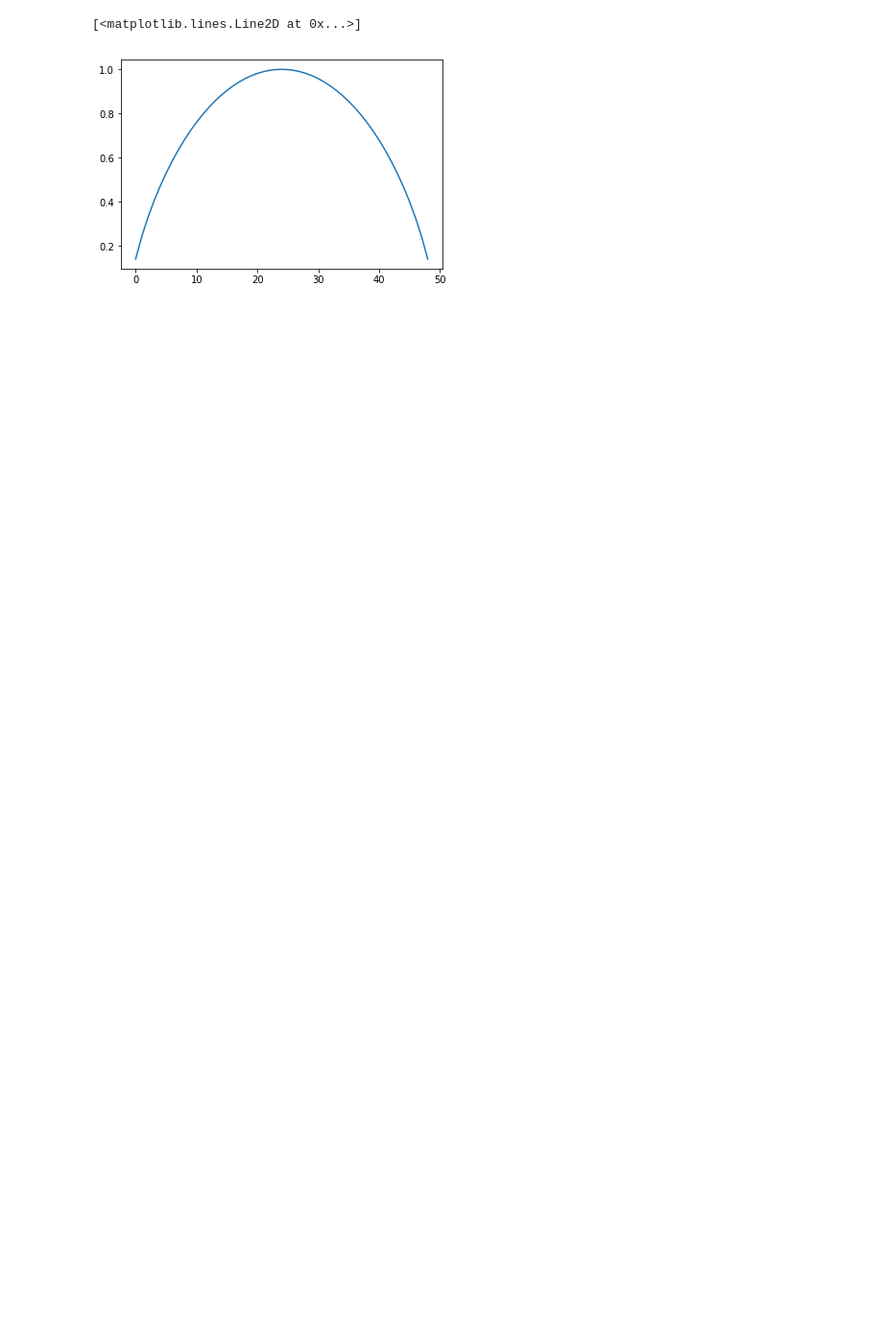
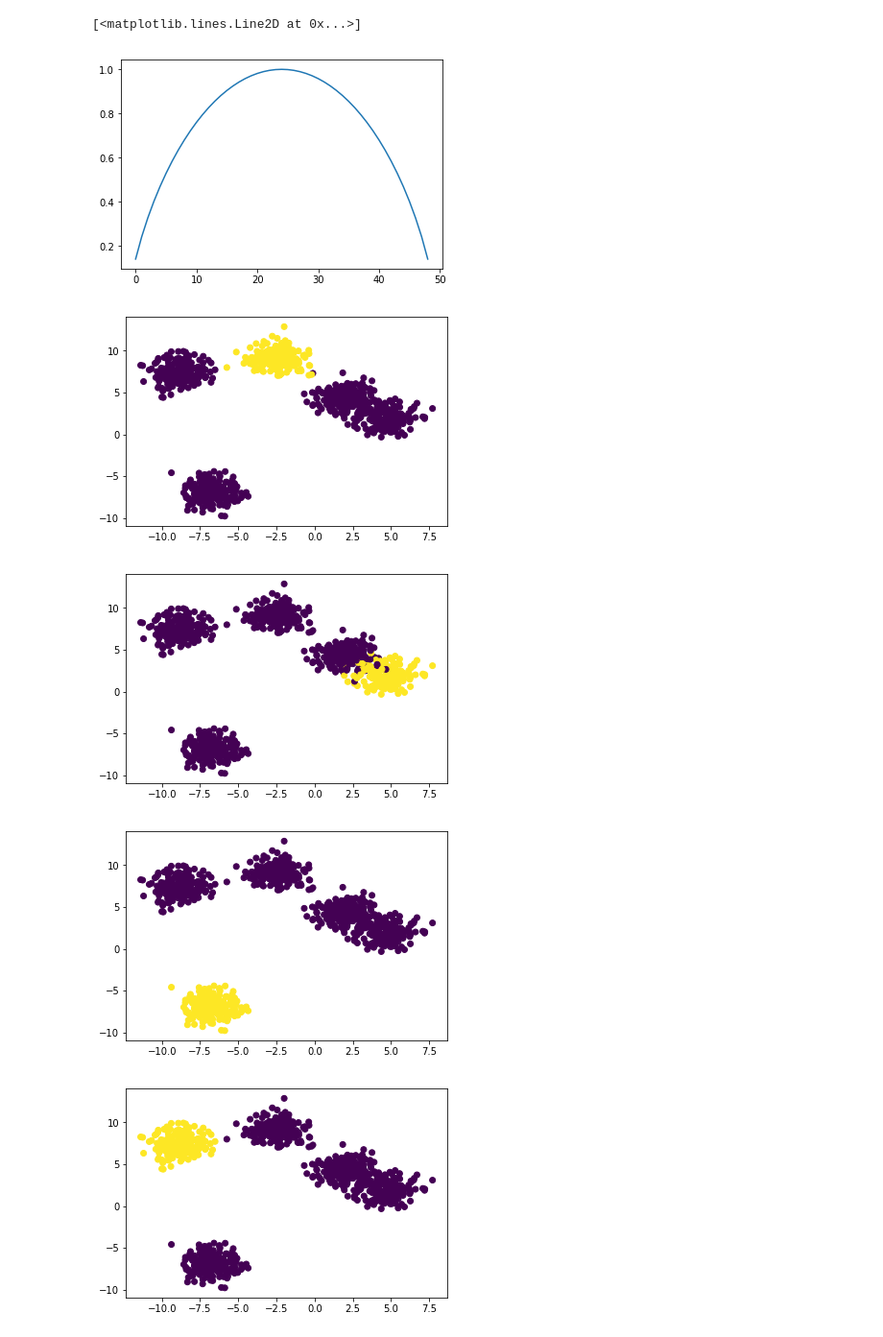
Before and after one commit to coding-blocks-archives/ML-Noida-2019-June-Two, a Jupyter notebook: lecture_10/Decision Tree.ipynb, the cells around one changed output. Shown at 96% size. Drawn from its saved outputs; the diff is of its cells as text; code cells hidden in the pictures; blank space fills up the shorter version.

```diff
--- a/lecture_10/Decision Tree.ipynb
+++ b/lecture_10/Decision Tree.ipynb
@@ -15,0 +18,15 @@ plt.plot(entropy_list)
+# %%
+X, y = make_blobs(1000, centers=5, random_state=42)
+# %%
+classes = np.unique(y)
+# %%
+for cls in classes:
+    y_dash = (y == cls).astype(int)
+    plt.figure()
+    plt.scatter(X[:, 0], X[:, 1], c=y_dash)
+    plt.show()
+# %% [output]
+[figure, added]
+[figure, added]
+[figure, added]
+[figure, added]
```
Also changed, not shown: parts of 3 cells of this notebook, 1 other file.
